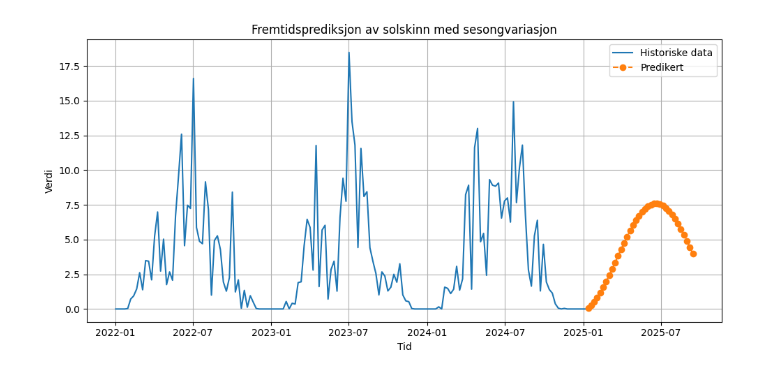
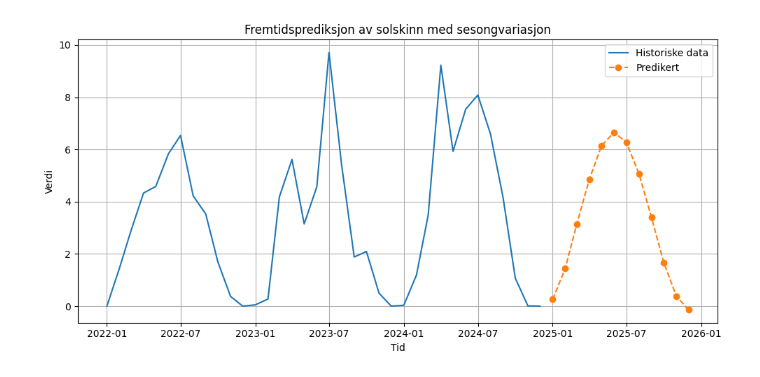
Before and after one commit to oysteike/miljodataAnalyse, a Jupyter notebook: notebooks/plot_prediction.ipynb, the cells around one changed output. Cells and saved outputs as stored; diff of their text form; code cells hidden in the pictures.

```diff
--- a/notebooks/plot_prediction.ipynb
+++ b/notebooks/plot_prediction.ipynb
@@ -12,46 +12,42 @@ from predictions import predict_from_csv  # Importer funksjonen som gjør predik
 
 file_path = '../data/Sunshine_data.csv'  # <- Filsti til CSV med målinger. Endre denne hvis du vil bruke en annen fil
 
-freq = 'W'             # <- Frekvens for aggregering. 'W' = ukentlig, 'MS' = månedlig. Passer med sesonglogikken i modellen
-periods = 36            # <- Antall fremtidige tidsperioder du vil forutsi
+freq = 'MS'             # <- Frekvens for aggregering. 'W' = ukentlig, 'MS' = månedlig. Passer med sesonglogikken i modellen
+periods = 12           # <- Antall fremtidige tidsperioder du vil forutsi
 historikk_start = '2022-01-01'  # <- Starttidspunkt for plottet av historiske data. Endre for å zoome inn på nyere data
 
 # -- Hent prediksjon og historiske data fra funksjonen --
-target_datatype = 'sum(duration_of_sunshine P1D)'
-datatyper = ['sum(duration_of_sunshine P1D)']
 file_path = '../data/Sunshine_data.csv'  # <- riktig fil
 
 forecast_df, historical_df = predict_from_csv(
-    filename=file_path,
-    freq=freq,
-    periods=periods,
-    target_datatype=target_datatype,
-    datatyper=datatyper
+    file_path,
+    freq,
+    periods,
 )
 
 
 
 # -- Filtrer historiske data etter valgt startdato (for plottet) --
 # Denne linjen gjør at kun data etter "historikk_start" vises i grafen
 historical_df = historical_df[historical_df['referenceTimestamp'] >= pd.to_datetime(historikk_start)]
 
 # -- Plotting av data --
 plt.figure(figsize=(10, 5))  # <- Endre størrelsen her om du vil ha større eller mindre figur
 
 # Tegn historiske verdier
 plt.plot(historical_df['referenceTimestamp'], historical_df['historical_value'], label='Historiske data')
 
 # Tegn predikert fremtid
 plt.plot(forecast_df['timestamp'], forecast_df['predicted_value'],
          linestyle='--', marker='o', label='Predikert')
 
 # -- Tilpass aksene og utseendet --
 plt.title('Fremtidsprediksjon av solskinn med sesongvariasjon')  # <- Endre tittel om du jobber med annet datasett
 plt.xlabel('Tid')
 plt.ylabel('Verdi')
 plt.grid(True)
 plt.legend()
 plt.tight_layout()
 plt.show()
 # %% [output]
-[figure, old version]
+[figure, new version]
```
Also changed, not shown: parts of 2 cells of this notebook, 5 other files.
